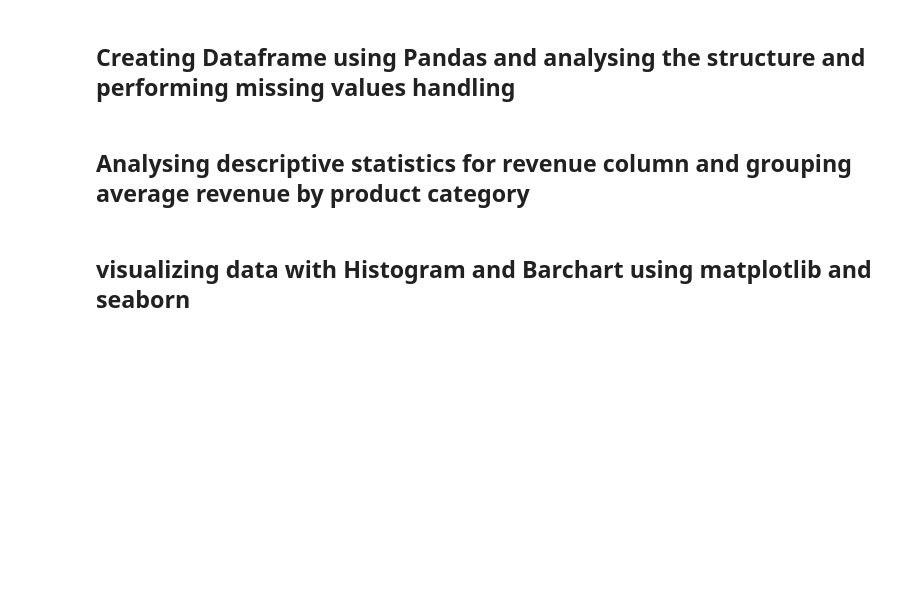
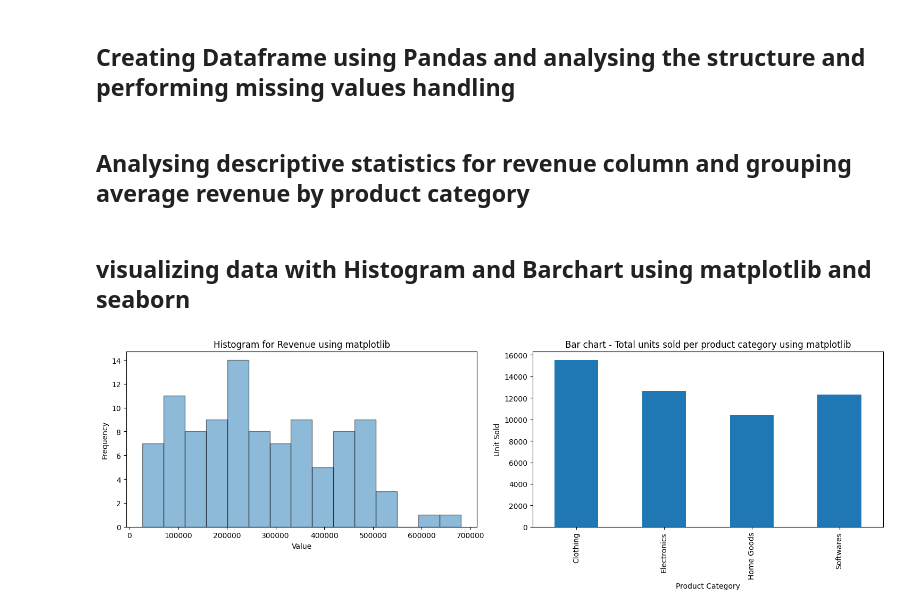
Before and after one commit to george1123-kabi/Data_Science_project, a Jupyter notebook: Data_Sciece_Proj.ipynb, the cells around one changed output. Cells and saved outputs as stored; diff of their text form; code cells hidden in the pictures; blank space fills up the shorter version.

Commit message:
Changed the final plot as per the aggregation

```diff
--- a/Data_Sciece_Proj.ipynb
+++ b/Data_Sciece_Proj.ipynb
@@ -29,21 +29,17 @@ price_per_unit=100
 noise=250000
 rev=u_sold*price_per_unit+abs(np.random.normal(0,noise,size=100)).round(2)
 
-
-
-#Structuring 2D array to create Dataframe
-features=np.column_stack((month,prod_cat,u_sold,rev))      #Creating a 2D array of all needed features to create dataframe
-
-#Feature Naming and assining values to a dictionary
-feature_name=['Month','Product_Category','Unit_Sold','Revenue']
-data={'data':features,'feature_name':feature_name}
-
-print(data)
+data={
+    "Month":month,
+    "Product_Category":prod_cat,
+    "Units_Sold":u_sold,
+    "Revenue":rev
+}
 # %% [markdown]
 ## Creating Dataframe using Pandas and analysing the structure and performing missing values handling
 # %%
 #Creating Dataframe
-df=pd.DataFrame(data['data'],columns=data['feature_name'])
+df=pd.DataFrame(data)
 print(f"printing first 5 rows of the dataframe:\n\n{df.head()}")
 
 #Checking details about dataframe
@@ -65,14 +61,14 @@ print(f"\n\nDescriptive Statistics:\n\n{df.describe()}\n")
 
 
 #Checking correlation between Unit Sold and Revenue by creating correlation matrix.
-print("Correlation  between Revenue and Unit Sold:")
-print(df[['Unit_Sold','Revenue']].corr())
+print("Correlation  between Revenue and Units Sold:")
+print(df[['Units_Sold','Revenue']].corr())
 # %% [markdown]
 ## Analysing descriptive statistics for revenue column and grouping average revenue by product category
 # %%
 #Performing datatype changing
 df['Revenue']=df['Revenue'].astype(float)
-df['Unit_Sold']=df['Unit_Sold'].astype(int)
+df['Units_Sold']=df['Units_Sold'].astype(int)
 print(df.dtypes)
 
 mean=df['Revenue'].mean()
@@ -95,27 +91,29 @@ print(f"\nAverage revenue of each Product Category:\n\n{grp_avg}")
 # %%
 #initializing matplotlib and seaborn modules
 import matplotlib.pyplot as plt
 import seaborn as sns
 
 #plotting with matplotlib
 #creating figure size
 plt.figure(figsize=(15,5))
 
 #differentiating subplots
 plt.subplot(1,2,1)
 #drawing histograms and providing title and lables
 plt.hist(df['Revenue'],bins=15,edgecolor='black',alpha=0.5)
 plt.title('Histogram for Revenue using matplotlib')
 plt.xlabel("Value")
 plt.ylabel("Frequency")
 
 
 plt.subplot(1,2,2)
-
-plt.bar(df['Product_Category'],df['Unit_Sold'])
-plt.title('Bar chart -  Revenue per product category using matplotlib')
+sum_units_sold=df.groupby('Product_Category')['Units_Sold'].sum()
+sum_units_sold.plot(kind="bar",legend=False)
+plt.title('Bar chart - Total units sold per product category using matplotlib')
 plt.xlabel("Product Category")
 plt.ylabel("Unit Sold")
 
 plt.tight_layout()
 plt.show()
+# %% [output]
+[figure, added]
```
